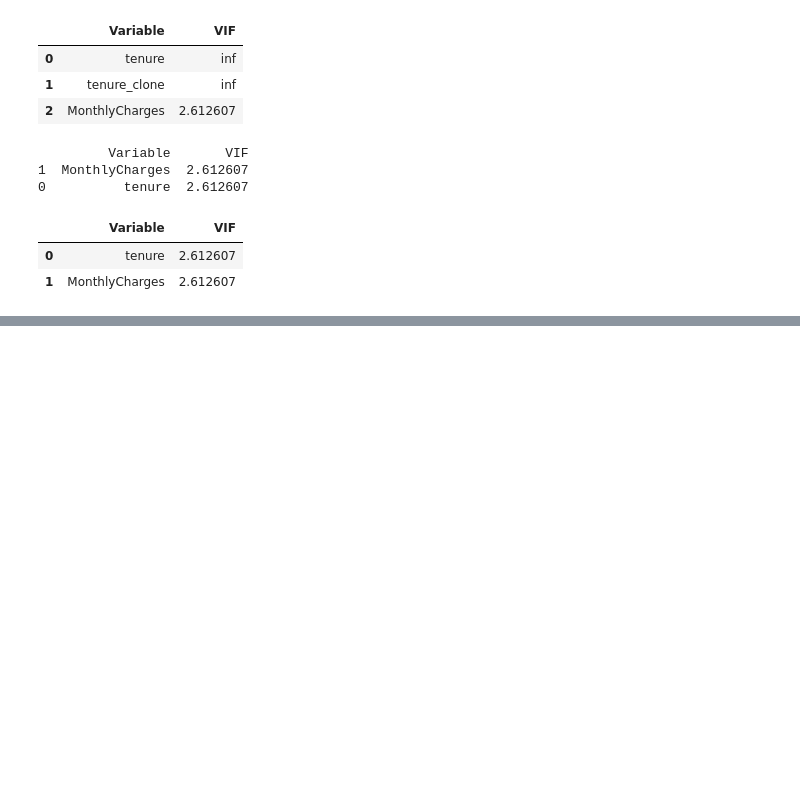
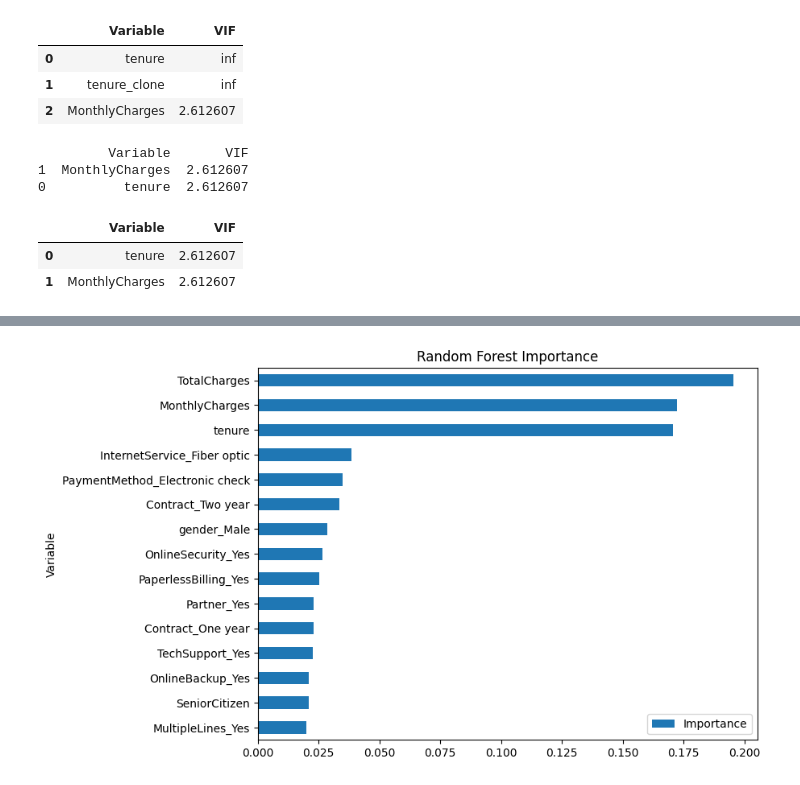
Before and after one commit to bms-awadi/arene-des-algos-Awadi_BEDJA, a Jupyter notebook: Partie2_data_collecte_preprocessing/telco_churn.ipynb, the cells around one changed output, grey strips where cells are left out. Saved outputs shown, nothing was run; the diff lists cells and outputs as text; code cells hidden in the pictures; blank space fills up the shorter version.

```diff
--- a/Partie2_data_collecte_preprocessing/telco_churn.ipynb
+++ b/Partie2_data_collecte_preprocessing/telco_churn.ipynb
@@ -712,0 +859,26 @@ rapport_multicolinearite(
+# %%
+from sklearn.ensemble import (
+    RandomForestClassifier
+)
+
+rf = RandomForestClassifier(
+    n_estimators=200,
+    random_state=42
+)
+
+rf.fit(X, y)
+
+importance_df = pd.DataFrame({
+    "Variable": X.columns,
+    "Importance": rf.feature_importances_
+})
+
+importance_df = (
+    importance_df
+    .sort_values(
+        by="Importance",
+        ascending=False
+    )
+)
+
+importance_df.head(15)
@@ -712,0 +902,17 @@ rapport_multicolinearite(
+# %%
+importance_df.head(15).sort_values(
+    by="Importance"
+).plot(
+    x="Variable",
+    y="Importance",
+    kind="barh",
+    figsize=(8,6)
+)
+
+plt.title(
+    "Random Forest Importance"
+)
+
+plt.show()
+# %% [output]
+[figure, added]
```
Also changed, not shown: parts of 12 cells of this notebook, 1 other file.
